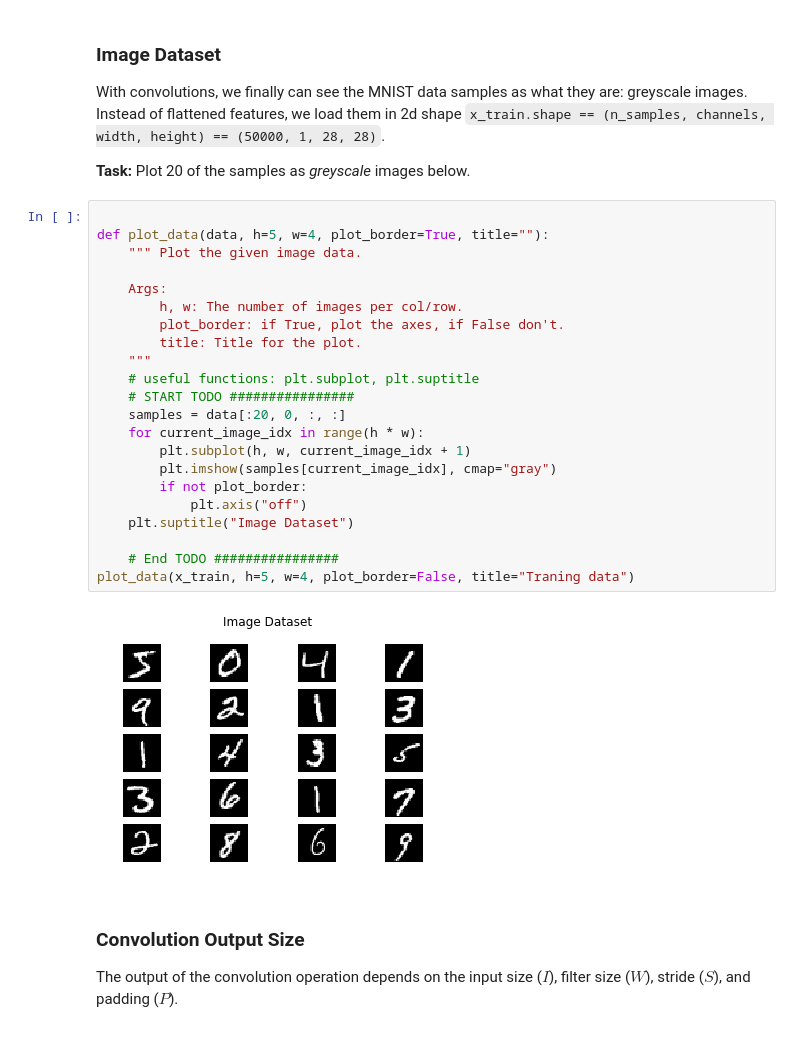
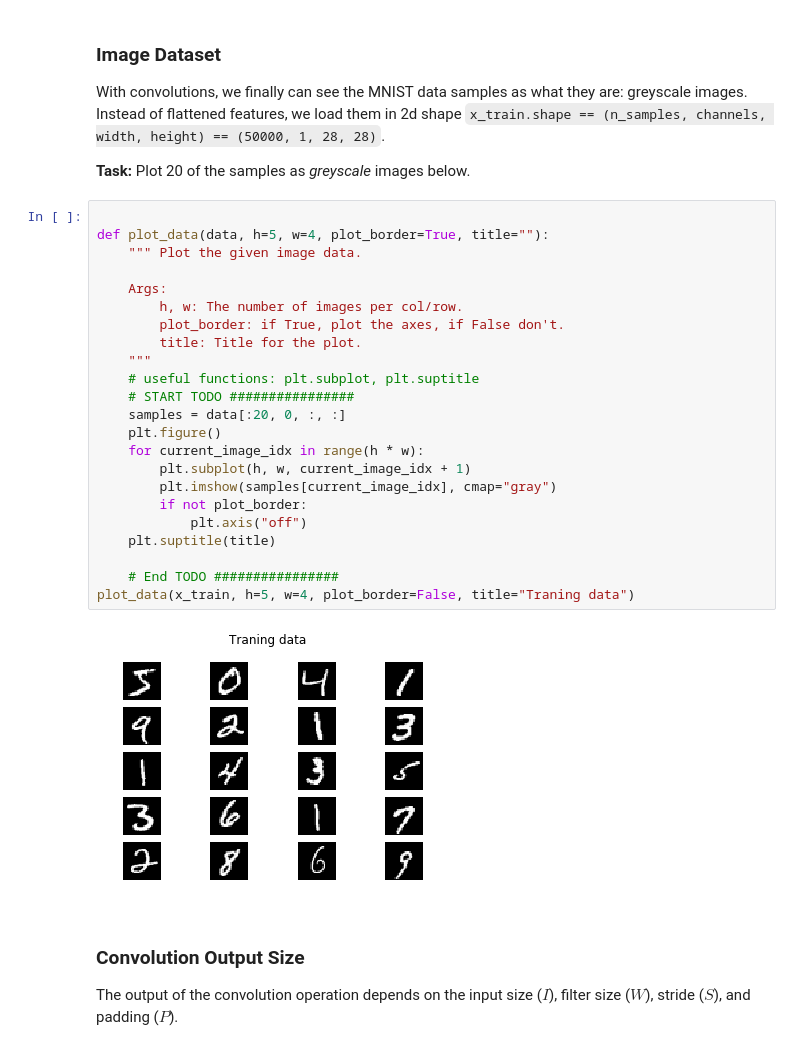
Before and after one commit to bornabesic/deep-learning-exercises, a Jupyter notebook: Exercise 4/exercise04_cnn.ipynb, the cells around one changed output. Saved outputs shown, nothing was run; the diff lists cells and outputs as text.

```diff
--- a/Exercise 4/exercise04_cnn.ipynb
+++ b/Exercise 4/exercise04_cnn.ipynb
@@ -511,27 +511,28 @@ Instead of flattened features, we load them in 2d shape `x_train.shape == (n_sam
 # %%
 
 def plot_data(data, h=5, w=4, plot_border=True, title=""):
     """ Plot the given image data.
 
     Args:
         h, w: The number of images per col/row.
         plot_border: if True, plot the axes, if False don't.
         title: Title for the plot.
     """
     # useful functions: plt.subplot, plt.suptitle
     # START TODO ################
     samples = data[:20, 0, :, :]
+    plt.figure()
     for current_image_idx in range(h * w):
         plt.subplot(h, w, current_image_idx + 1)
         plt.imshow(samples[current_image_idx], cmap="gray")
         if not plot_border:
             plt.axis("off")
-    plt.suptitle("Image Dataset")
+    plt.suptitle(title)
 
     # End TODO ################
 plot_data(x_train, h=5, w=4, plot_border=False, title="Traning data")
 # %% [output]
-[figure, old version]
+[figure, new version]
 # %% [markdown]
 ### Convolution Output Size
 
```
Also changed, not shown: parts of 4 cells of this notebook.
